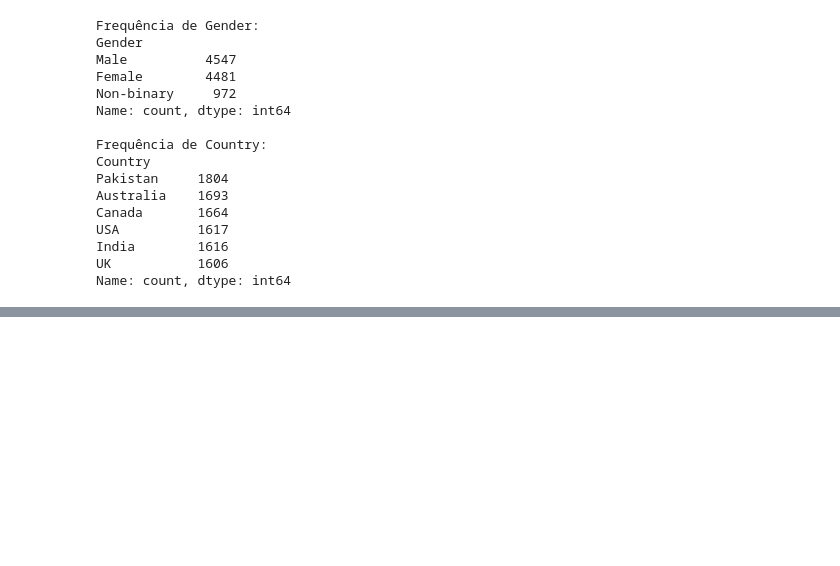
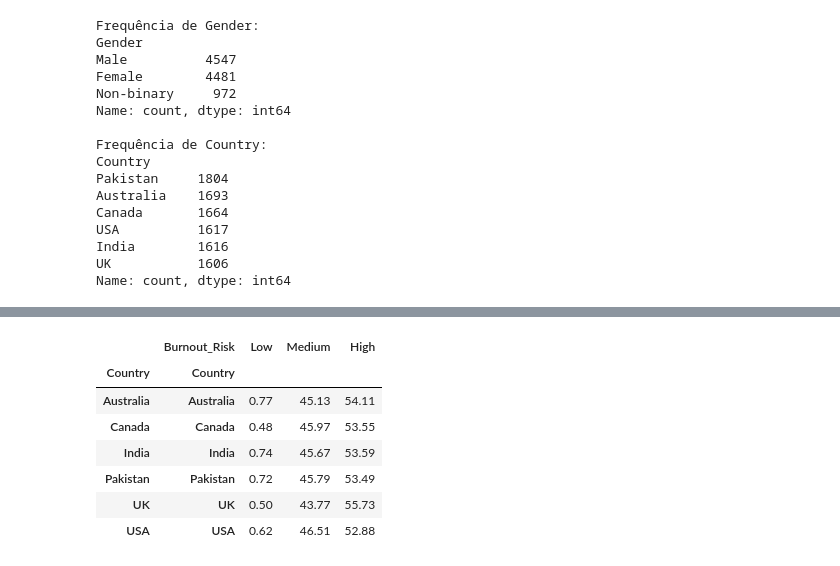
Before and after one commit to TalitaFraga/projeto_MLOps, a Jupyter notebook: notebooks/eda.ipynb, the cells around one changed output, grey strips where cells are left out. Cells and saved outputs as stored; diff of their text form; code cells hidden in the pictures; blank space fills up the shorter version.

```diff
--- a/notebooks/eda.ipynb
+++ b/notebooks/eda.ipynb
@@ -178,0 +207,21 @@ Name: count, dtype: int64
+# %%
+dist_burnout_pct = (
+    df.groupby(["Country", "Burnout_Risk"])
+      .size()
+      .groupby(level=0)
+      .apply(lambda x: 100 * x / x.sum())
+      .unstack(fill_value=0)
+      .reindex(columns=["Low", "Medium", "High"], fill_value=0)
+      .round(2)
+)
+
+display(dist_burnout_pct)
+# %% [output]
+|  | Burnout_Risk | Low | Medium | High |
+| Country | Country |  |  |  |
+| Australia | Australia | 0.77 | 45.13 | 54.11 |
+| Canada | Canada | 0.48 | 45.97 | 53.55 |
+| India | India | 0.74 | 45.67 | 53.59 |
+| Pakistan | Pakistan | 0.72 | 45.79 | 53.49 |
+| UK | UK | 0.50 | 43.77 | 55.73 |
+| USA | USA | 0.62 | 46.51 | 52.88 |
```
Also changed, not shown: parts of 3 cells of this notebook, 5 other files.
